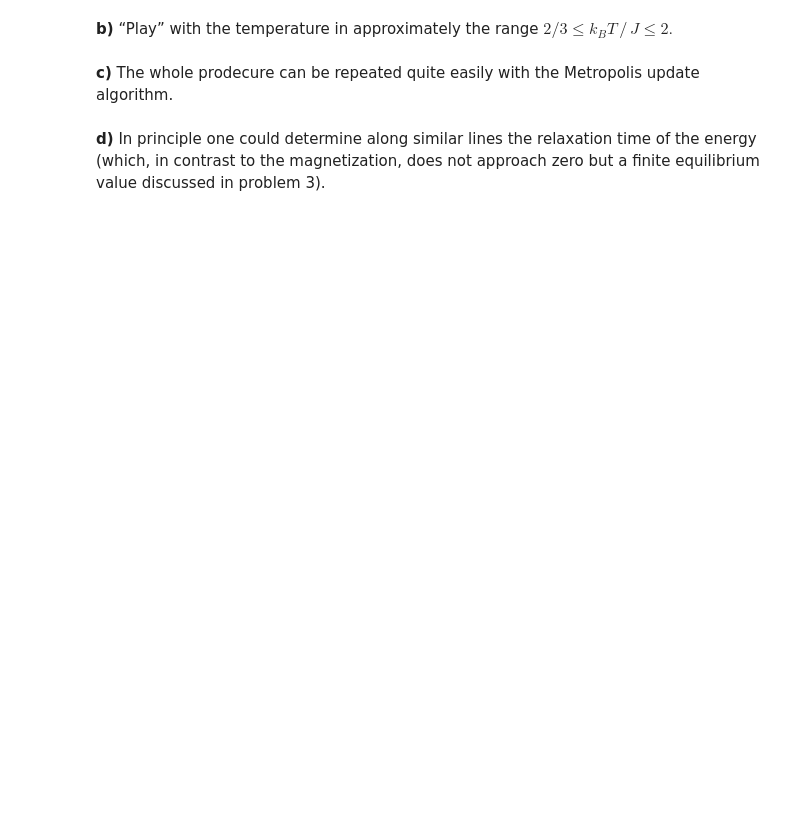
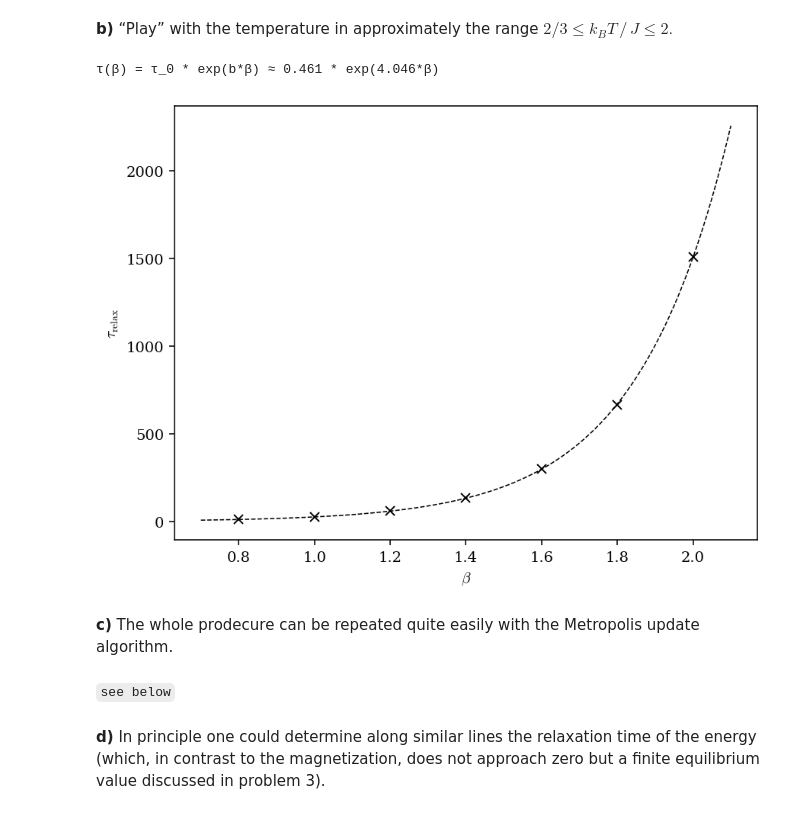
Before and after one commit to till-robert/cs1_seminar, a Jupyter notebook: task15/task15.ipynb, the cells around one changed output. Cells and saved outputs as stored; diff of their text form; code cells hidden in the pictures; blank space fills up the shorter version.

```diff
--- a/task15/task15.ipynb
+++ b/task15/task15.ipynb
@@ -20,7 +56,35 @@ each case $τ_{\mathrm{relax}}$ through a linear fit.
 # %% [markdown]
 **b)** “Play” with the temperature in approximately the range $2/3 \leq k_B T \, / \, J \leq 2.$
+# %%
+tau = np.zeros((7,5))
+betas = [0.8,1,1.2,1.4,1.6,1.8,2]
+for i,beta in enumerate(betas):
+    avg_M_series = np.loadtxt(f"out/avg_M_timeseries_beta{i}.txt")
+    for j,(L_val,series) in enumerate(zip(L,avg_M_series)):
+        curr_tau , = curve_fit(exponential,x,series/L_val)[0]
+        tau[i,j] = curr_tau
+
+
+tau = np.mean(tau, axis=1)
+tau0,b = curve_fit(lambda x,tau0,b: tau0*np.exp(b*x),betas,tau)[0]
+# %%
+print(f"τ(β) = τ_0 * exp(b*β) ≈ {tau0:.3f} * exp({b:.3f}*β)")
+
+beta_space = np.linspace(0.7,2.1,200)
+plt.plot(beta_space,tau0*np.exp(b*beta_space), "k--", lw=0.8)
+
+plt.plot(betas,tau,"kx")
+
+plt.xlabel(r"$\beta$")
+plt.ylabel(r"$\tau_{\mathrm{relax}}$")
+plt.show()
+# %% [output]
+τ(β) = τ_0 * exp(b*β) ≈ 0.461 * exp(4.046*β)
+[figure, added]
 # %% [markdown]
 **c)** The whole prodecure can be repeated quite easily with the Metropolis update algorithm.
+# %% [markdown]
+`see below`
 # %% [markdown]
 **d)** In principle one could determine along similar lines the relaxation
 time of the energy (which, in contrast to the magnetization, does
```
Also changed, not shown: parts of 7 cells of this notebook, 1 other file.
